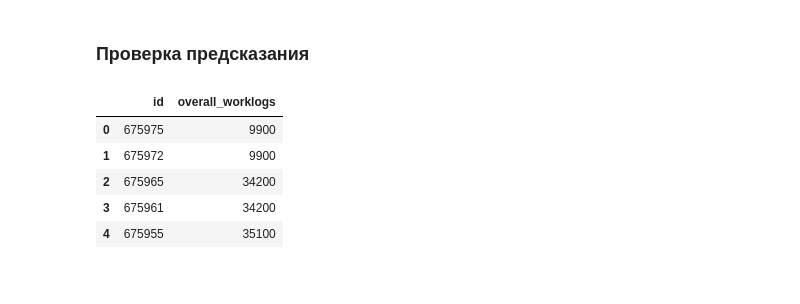
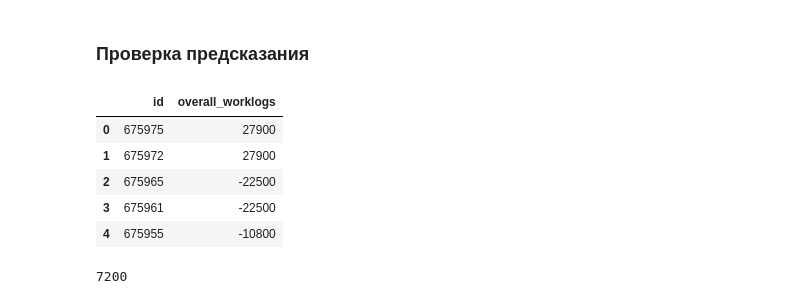
Before and after one commit to TayJen/hackathon_algu2022, a Jupyter notebook: H_ALGU_2022_Baseline.ipynb, the cells around one changed output. Drawn from its saved outputs; the diff is of its cells as text; code cells hidden in the pictures.

```diff
--- a/H_ALGU_2022_Baseline.ipynb
+++ b/H_ALGU_2022_Baseline.ipynb
@@ -323,12 +306,17 @@ df_sample.to_csv('./solutions/baseline_15mins.csv', index=False)
 # %% [markdown]
 ### Проверка предсказания
 # %%
-df_solution = pd.read_csv('./solutions/baseline_15mins.csv')
+df_solution = pd.read_csv('./solutions/baseline_15mins_xgb.csv')
 df_solution.head()
 # %% [output]
 |  | id | overall_worklogs |
-| 0 | 675975 | 9900 |
-| 1 | 675972 | 9900 |
-| 2 | 675965 | 34200 |
-| 3 | 675961 | 34200 |
-| 4 | 675955 | 35100 |
+| 0 | 675975 | 27900 |
+| 1 | 675972 | 27900 |
+| 2 | 675965 | -22500 |
+| 3 | 675961 | -22500 |
+| 4 | 675955 | -10800 |
+# %%
+median = int(df_train.overall_worklogs.median())
+median
+# %% [output]
+7200
```
Also changed, not shown: parts of 20 cells of this notebook.
